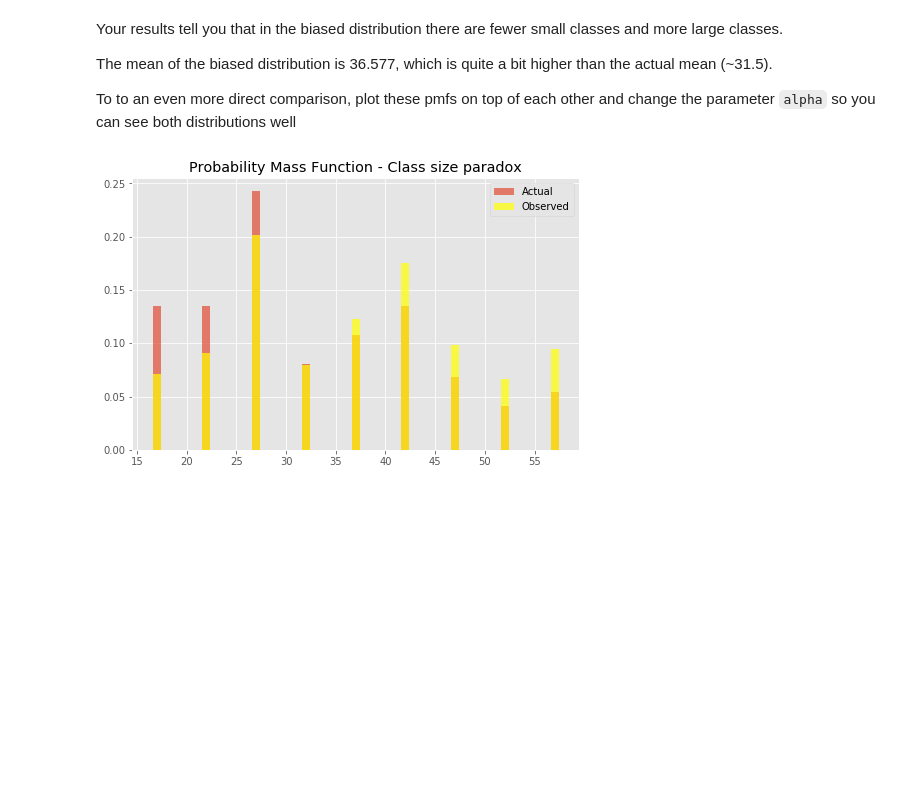
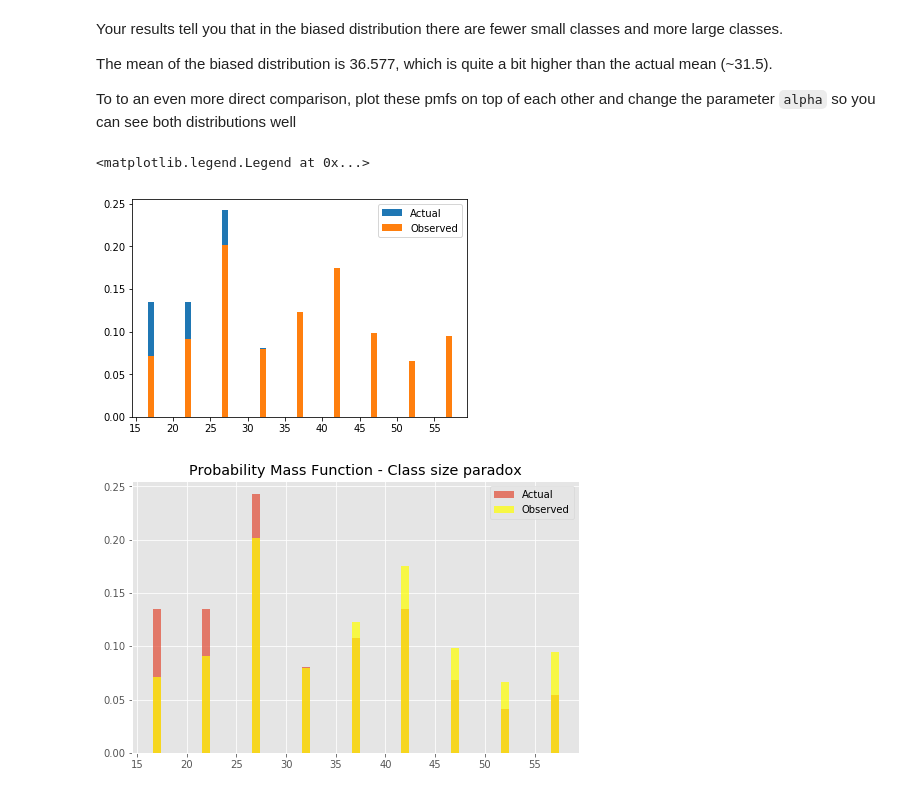
Before and after one commit to ortsed/dsc-probability-mass-function-lab-dc-ds-career-042219, a Jupyter notebook: index.ipynb, the cells around one changed output. Cells and saved outputs as stored; diff of their text form; code cells hidden in the pictures; blank space fills up the shorter version.

```diff
--- a/index.ipynb
+++ b/index.ipynb
@@ -187,8 +187,11 @@ To to an even more direct comparison, plot these pmfs on top of each other and c
 # %%
 
 plt.bar(sizes,pmf, label="Actual")
-plt.bar(sizes,pmf, label="Observed")
+plt.bar(sizes,pmf2, label="Observed")
 plt.legend()
+# %% [output]
+<matplotlib.legend.Legend at 0x...>
+[figure, added]
 # %%
 # Plot pmfs overlapping
 
```
